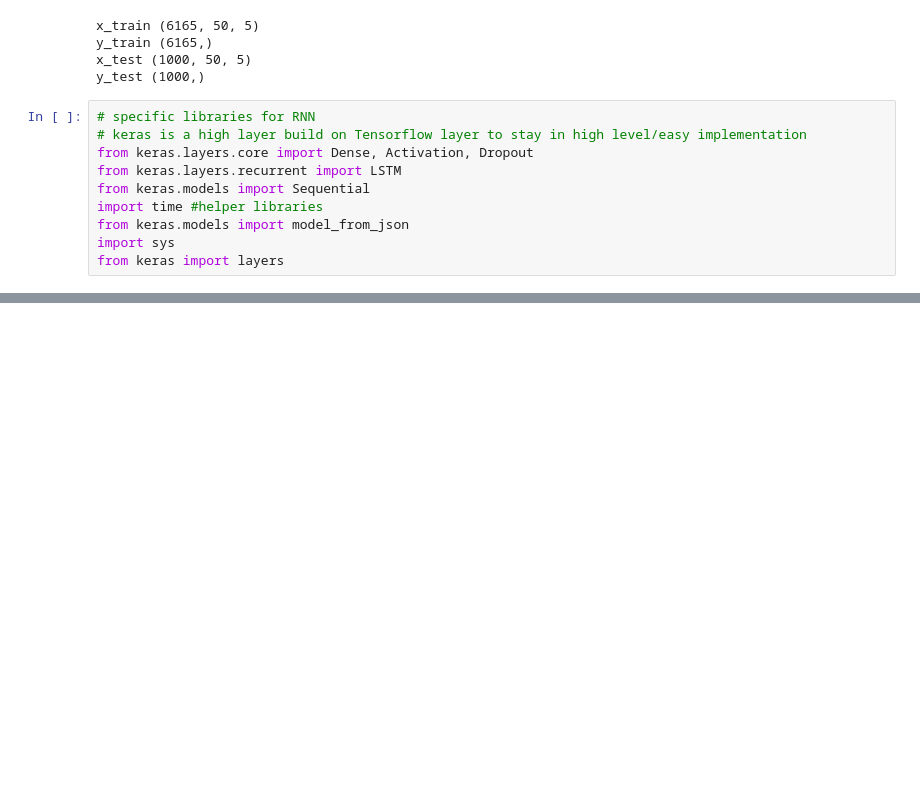
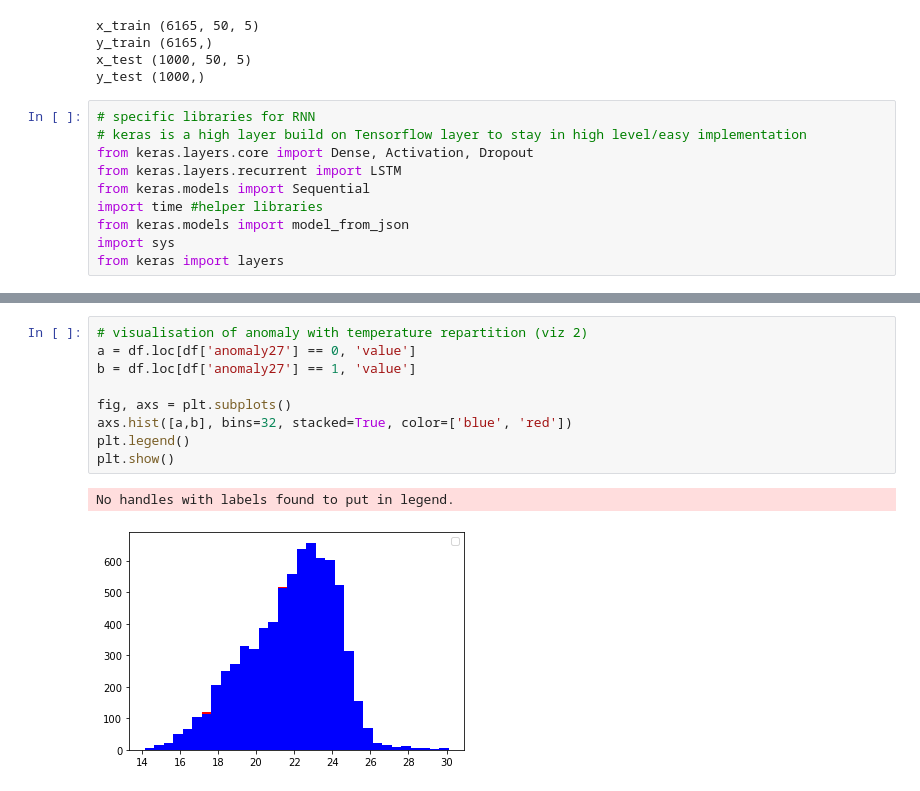
Before and after one commit to xogns3512/example, a Jupyter notebook: anomaly detection/Numenta Anomaly Benchmark (NAB).ipynb, the cells around one changed output, grey strips where cells are left out. Saved outputs shown, nothing was run; the diff lists cells and outputs as text; blank space fills up the shorter version.

```diff
--- a/anomaly detection/Numenta Anomaly Benchmark (NAB).ipynb
+++ b/anomaly detection/Numenta Anomaly Benchmark (NAB).ipynb
@@ -636,0 +665,12 @@ plt.show()
+# %%
+# visualisation of anomaly with temperature repartition (viz 2)
+a = df.loc[df['anomaly27'] == 0, 'value']
+b = df.loc[df['anomaly27'] == 1, 'value']
+
+fig, axs = plt.subplots()
+axs.hist([a,b], bins=32, stacked=True, color=['blue', 'red'])
+plt.legend()
+plt.show()
+# %% [output]
+No handles with labels found to put in legend.
+[figure, added]
```
Also changed, not shown: parts of 11 cells of this notebook.
